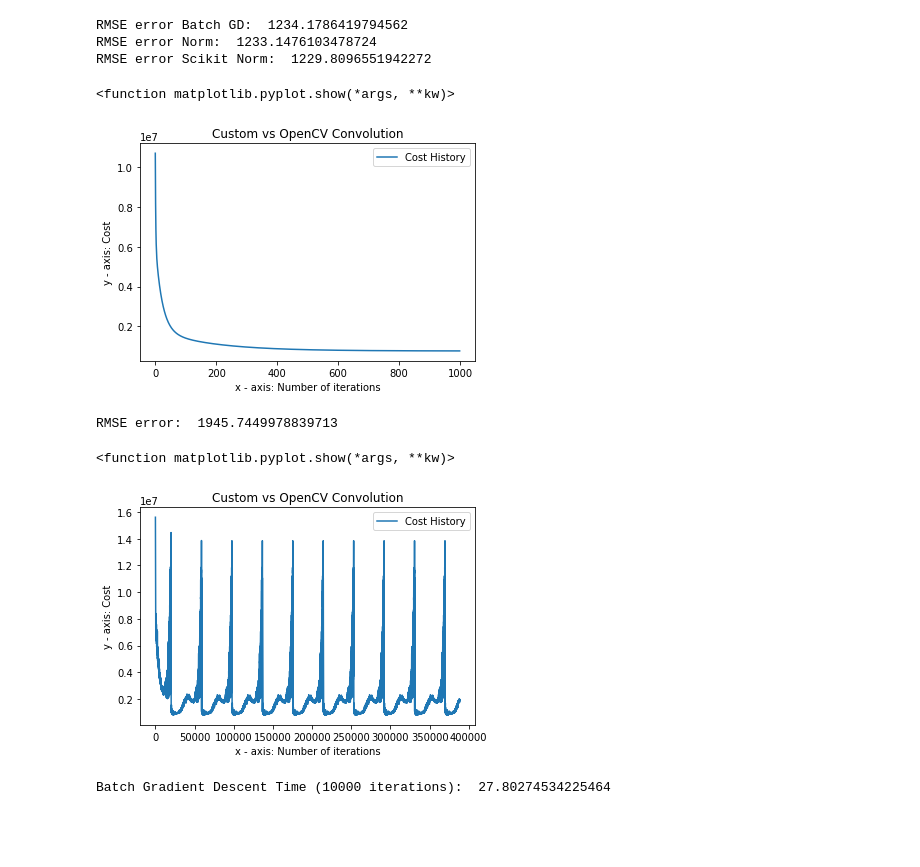
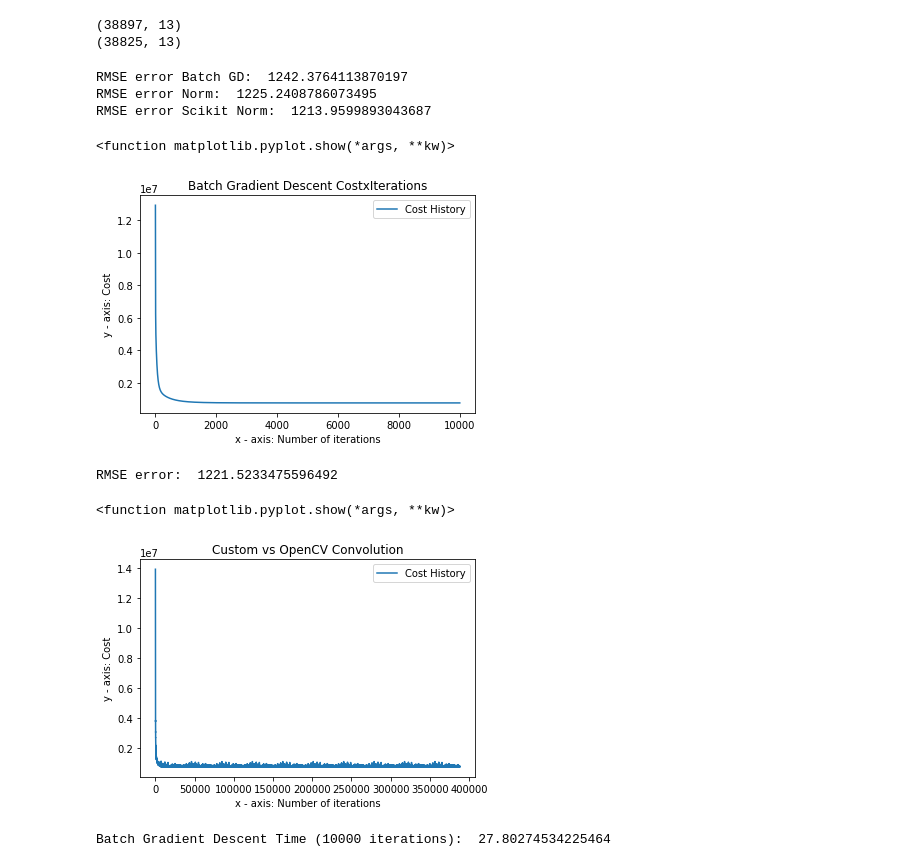
Before and after one commit to CarolCuba/ML-Project01, a Jupyter notebook: src/linear_regression.ipynb, the cells around one changed output. Drawn from its saved outputs; the diff is of its cells as text; code cells hidden in the pictures; blank space fills up the shorter version.

```diff
--- a/src/linear_regression.ipynb
+++ b/src/linear_regression.ipynb
@@ -203,17 +294,35 @@ df['volume'] = df['x'] * df['y'] * df['z']
 df['volume'] = normalize_dataframe_column(df['volume'])
 
 #Separate the DF into Train and Test
-msk = np.random.rand(len(df)) < 0.9
+msk = np.random.rand(len(df)) < 0.85
 
 test_df = df[~msk]
 
 df = df[msk]
+
+#DF is now the training set
 
 #Separate the Training DF into Train and Validation
 msk = np.random.rand(len(df)) < 0.8
 
 train_df = df[msk]
 validation_df = df[~msk]
+
+#Removing outliers
+
+#There were diamonds with volume 0 or a super high value
+train_df = train_df[np.abs(train_df.volume) <= (train_df.volume.mean() + 5 * train_df.volume.std())]
+train_df = train_df[np.abs(train_df.volume) >= (train_df.volume.mean() -1.5 * train_df.volume.std())]
+# keep only the ones that are within +5 to -1.5 standard deviations in the column 'volume'.
+
+#There were diamonds with depth 0 or a super high value
+train_df = train_df[np.abs(train_df.depth) <= (train_df.depth.mean() + 5 * train_df.depth.std())]
+train_df = train_df[np.abs(train_df.depth) >= (train_df.depth.mean() - 7 * train_df.depth.std())]
+
+#There were diamonds with table 0 or a super high value
+train_df = train_df[np.abs(train_df.table) <= (train_df.table.mean() + 6 * train_df.table.std())]
+train_df = train_df[np.abs(train_df.table) >= (train_df.table.mean() - 5 * train_df.table.std())]
+
 
 Y_train = np.array([train_df['price']]).T
 Y_validation = np.array([validation_df['price']]).T
@@ -227,13 +336,17 @@ test_df = test_df[['bias','carat', 'cut', 'color','clarity','depth','table','vol
 theta = np.ones((8,1))
 
 #print(batch_gd_rmse)
+# %% [output]
+(38897, 13)
+(38825, 13)
 # %%
-alpha = 0.1
-iterations = 1000
+alpha = 0.05
+iterations = 10000
+reg_lambda = 10
 
 #Batch Gradient Descent
 start_time_custom = time.time()
-newTheta,cost_history = gradient_descent(train_df,Y_train,theta, alpha, iterations)
+newTheta,cost_history = gradient_descent_regularized(train_df,Y_train,theta, alpha, iterations, reg_lambda)
 Y_pred = validation_df.dot(newTheta)
 batch_gd_rmse = rmse(Y_validation,Y_pred)
 batch_gd_time = time.time() - start_time_custom
@@ -267,43 +380,43 @@ plt.ylabel('y - axis: Cost')
 plt.legend()
 
 # giving a title to my graph
-plt.title('Custom vs OpenCV Convolution')
+plt.title('Batch Gradient Descent CostxIterations')
 plt.show
 # %% [output]
-RMSE error Batch GD:  1234.1786419794562
-RMSE error Norm:  1233.1476103478724
-RMSE error Scikit Norm:  1229.8096551942272
+RMSE error Batch GD:  1242.3764113870197
+RMSE error Norm:  1225.2408786073495
+RMSE error Scikit Norm:  1213.9599893043687
 <function matplotlib.pyplot.show(*args, **kw)>
-[figure, old version]
+[figure, new version]
 # %%
 alpha = 0.01
 iterations = 10
 
 #Stochastic Gradient Descent
 start_time_custom = time.time()
 newTheta,cost_history = stochastic_gradient_descent(train_df,Y_train,theta, alpha, iterations)
 Y_pred = validation_df.dot(newTheta)
 custom_stochastic_gd_rmse = rmse(Y_validation,Y_pred)
 custom_stochastic_gd_time = time.time() - start_time_custom
 
 print("RMSE error: ",custom_stochastic_gd_rmse)
 
 #Ploting the data
 plt.plot(np.arange(iterations*train_df.shape[0]), cost_history, label = "Cost History")
 
 # naming the x axis
 plt.xlabel('x - axis: Number of iterations')
 # naming the y axis
 plt.ylabel('y - axis: Cost')
 plt.legend()
 
 # giving a title to my graph
-plt.title('Custom vs OpenCV Convolution')
+plt.title('Stochastic Gradient Descent CostxIterations')
 plt.show
 # %% [output]
-RMSE error:  1945.7449978839713
+RMSE error:  1221.5233475596492
 <function matplotlib.pyplot.show(*args, **kw)>
-[figure, old version]
+[figure, new version]
 # %%
 start_time_custom = time.time()
 clf = SGDClassifier(loss="squared_loss", penalty="none", max_iter=20)
```
Also changed, not shown: parts of 3 cells of this notebook.
